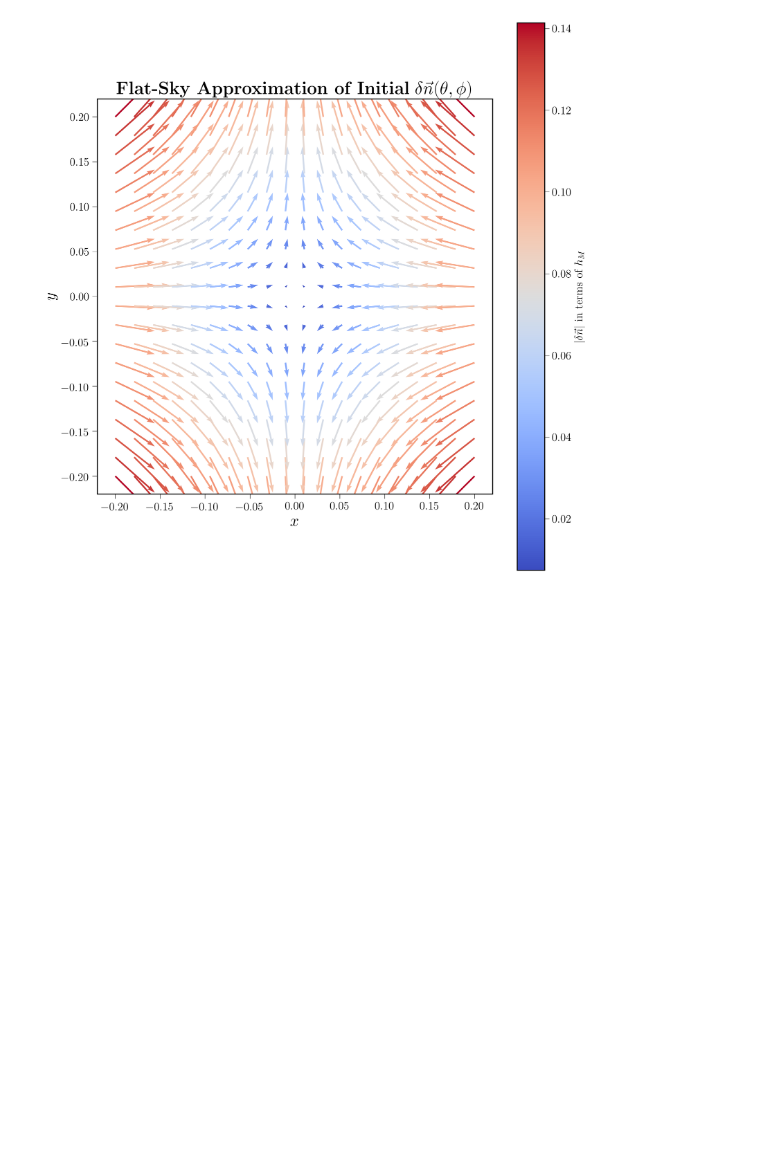
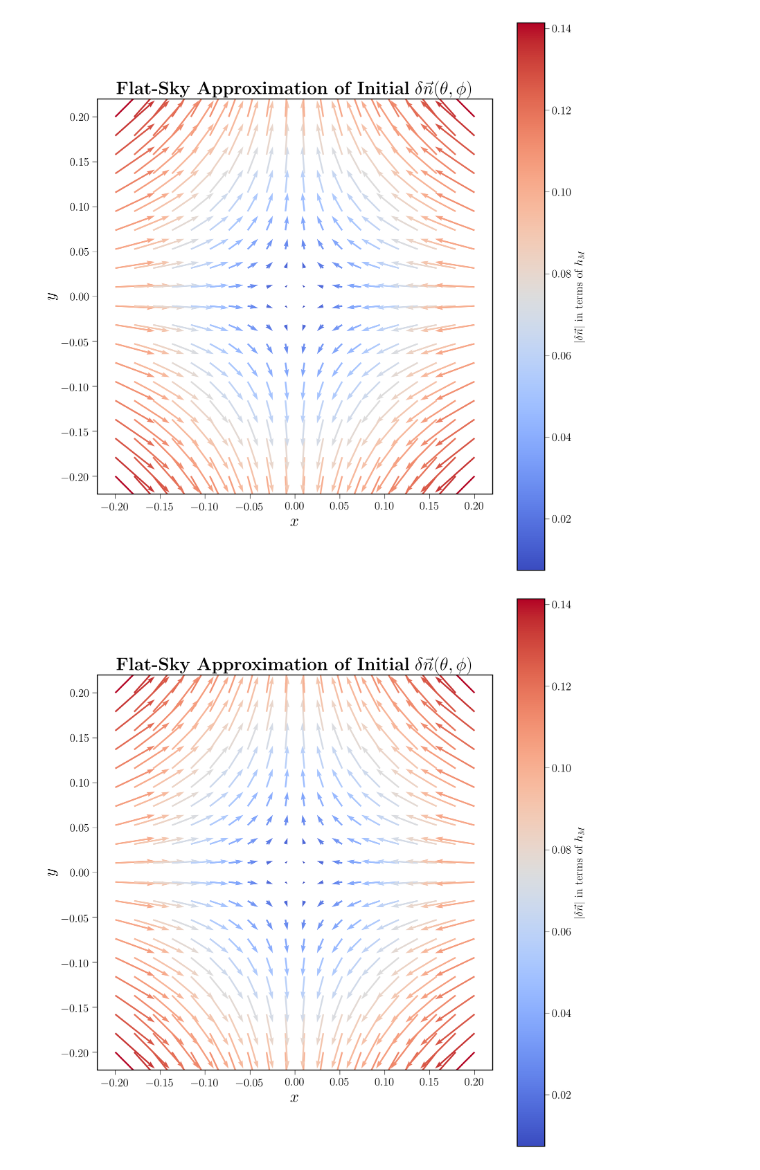
Before and after one commit to Simont12321/Gravitational-memory-thesis, a Jupyter notebook: Plots.ipynb, the cells around one changed output. Cells and saved outputs as stored; diff of their text form; code cells hidden in the pictures; blank space fills up the shorter version.

```diff
--- a/Plots.ipynb
+++ b/Plots.ipynb
@@ -129,3 +130,38 @@ plt.tight_layout()
 plt.show()
 # %% [output]
 [figure]
+# %%
+# Plotting time-varying angular deflections from Madison's paper
+# Not taking into account the Madison's cutoff angle, above which z=0
+# This plots the deflections at one time given by b = ct/d. d is the distance to the light source
+
+r_max = 0.2
+N = 20  # lower resolution for clarity
+x = np.linspace(-r_max, r_max, N)
+y = np.linspace(-r_max, r_max, N)
+X, Y = np.meshgrid(x, y)
+
+# Polar coordinates
+theta = np.sqrt(X**2 + Y**2)
+phi = np.arctan2(Y, X)
+
+b = 0
+
+# Compute components
+coeff = -0.25 * theta
+dn_x = coeff * ((2 * np.cos(2*phi) - (b/(1+np.cos(theta)))*(1+np.cos(theta)) * (2 * np.cos(2*phi))) * np.cos(phi) - (-2 * np.sin(2 * phi) - (b/(1+np.cos(theta)))*4*np.sin(2 * phi)) * np.sin(phi))
+dn_y = coeff * ((2 * np.cos(2*phi) - (b/(1+np.cos(theta)))*(1+np.cos(theta)) * (2 * np.cos(2*phi))) * np.sin(phi) + (-2 * np.sin(2*phi) - (b/(1+np.cos(theta)))*4 * np.sin(2 * phi)) * np.cos(phi))
+magnitude = np.sqrt(dn_x**2 + dn_y**2)
+
+# Plot
+fig, ax = plt.subplots()
+q = ax.quiver(X, Y, dn_x, dn_y, magnitude, cmap='coolwarm', scale=1, width=0.004)
+cb = fig.colorbar(q, ax=ax, label=r'$|\delta \vec{n}|$ in terms of $h_M$')
+ax.set_xlabel(r'$x$', fontsize=20)
+ax.set_ylabel(r'$y$', fontsize=20)
+ax.set_title(r'\textbf{Flat-Sky Approximation of Initial} $\delta \vec{n}(\theta, \phi)$', fontsize=22)
+ax.set_aspect('equal')
+plt.tight_layout()
+plt.show()
+# %% [output]
+[figure, added]
```
Also changed, not shown: parts of 3 cells of this notebook.
